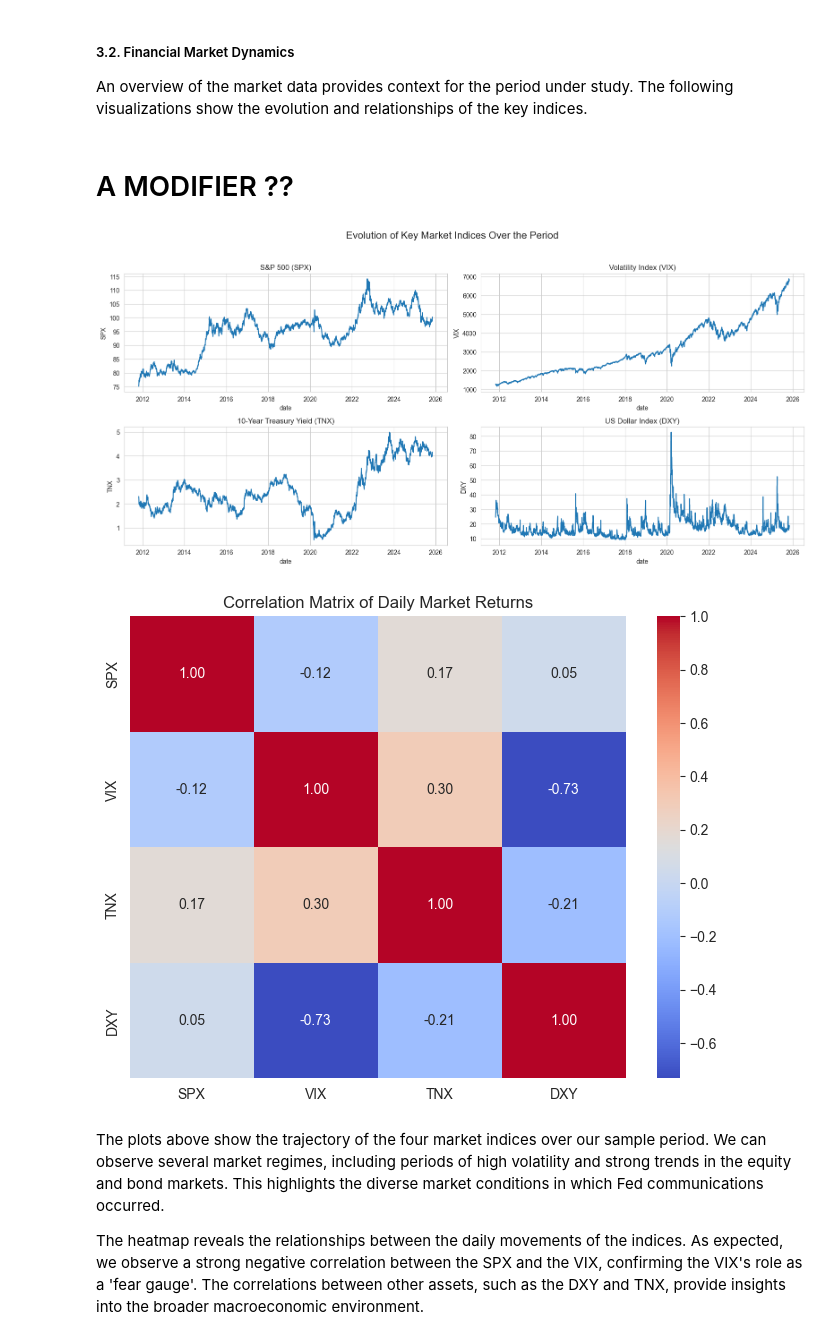
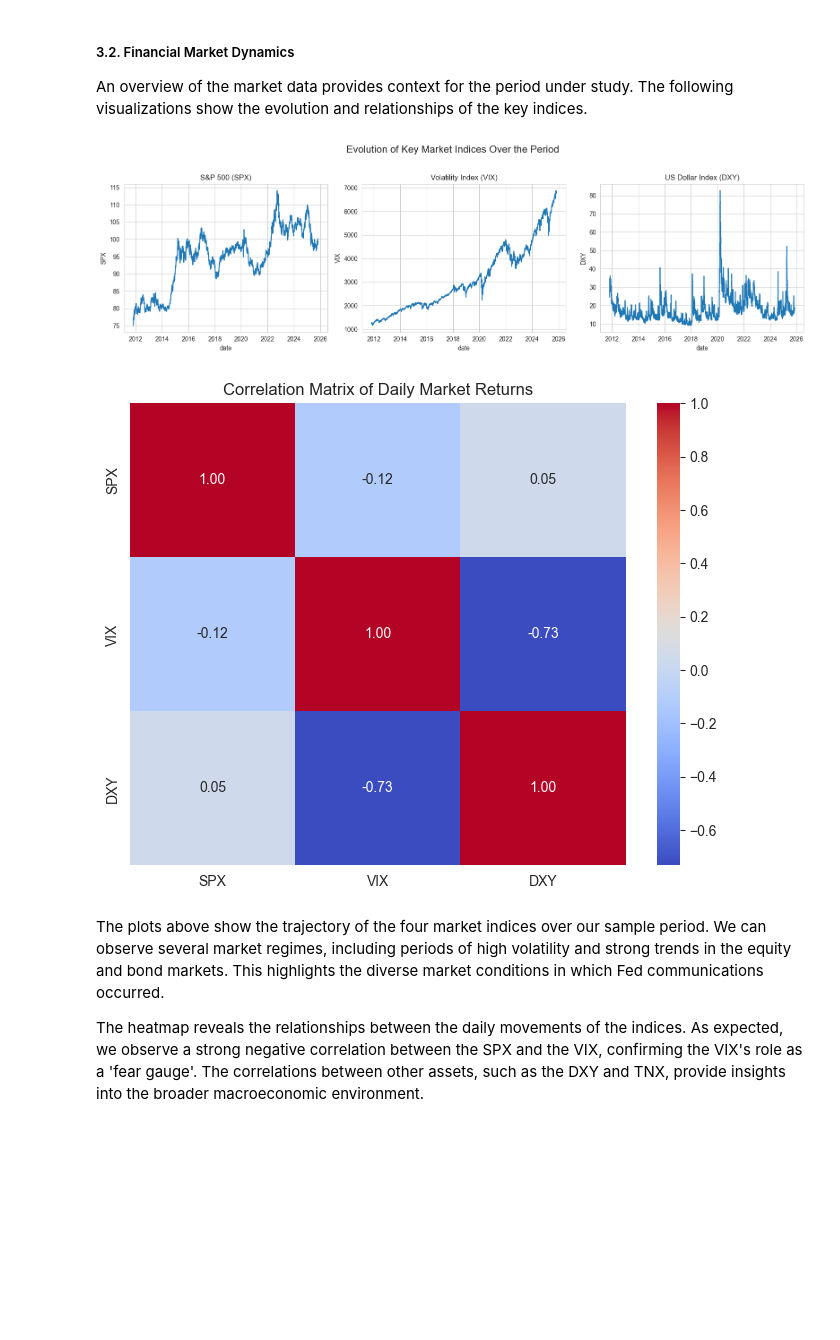
Before and after one commit to nonnen96/fed-communication-saturation, a Jupyter notebook: work_new_version .ipynb, the cells around one changed output. Saved outputs shown, nothing was run; the diff lists cells and outputs as text; code cells hidden in the pictures; blank space fills up the shorter version.

```diff
--- a/work_new_version .ipynb
+++ b/work_new_version .ipynb
@@ -614,7 +576,7 @@ Once the speech corpus is created, we download the corresponding daily market da
 The time period for this data is dynamically determined by the start and end dates of our scraped speeches corpus, ensuring chronological consistency and data availability for our entire sample.
 # %%
 # Define tickers
-tickers = {"SPX": "^GSPC", "VIX": "^VIX", "TNX": "^TNX", "DXY": "DX-Y.NYB"}
+tickers = {"SPX": "^GSPC", "VIX": "^VIX", "DXY": "DX-Y.NYB"}
 
 # Define the date range for market data based on the speeches' dates
 start_date = speeches["date"].min() - pd.Timedelta(days=7)
@@ -799,32 +760,30 @@ plt.show()
 ##### 3.2. Financial Market Dynamics
 
 An overview of the market data provides context for the period under study. The following visualizations show the evolution and relationships of the key indices.
-# %% [markdown]
-# A MODIFIER ??
 # %%
 # Plot the evolution of the market indices
-fig, axes = plt.subplots(2, 2, figsize=(16, 8))
+fig, axes = plt.subplots(1, 3, figsize=(16, 5))
 fig.suptitle('Evolution of Key Market Indices Over the Period', fontsize=16)
 
-sns.lineplot(ax=axes[0, 0], data=market_daily, x='date', y='SPX').set_title('S&P 500 (SPX)')
-sns.lineplot(ax=axes[0, 1], data=market_daily, x='date', y='VIX').set_title('Volatility Index (VIX)')
-sns.lineplot(ax=axes[1, 0], data=market_daily, x='date', y='TNX').set_title('10-Year Treasury Yield (TNX)')
-sns.lineplot(ax=axes[1, 1], data=market_daily, x='date', y='DXY').set_title('US Dollar Index (DXY)')
+sns.lineplot(ax=axes[0], data=market_daily, x='date', y='SPX').set_title('S&P 500 (SPX)')
+sns.lineplot(ax=axes[1], data=market_daily, x='date', y='VIX').set_title('Volatility Index (VIX)')
+sns.lineplot(ax=axes[2], data=market_daily, x='date', y='DXY').set_title('US Dollar Index (DXY)')
 
 plt.tight_layout(rect=[0, 0.03, 1, 0.95])
 plt.show()
+
 
 # Calculate daily returns for correlation analysis
 market_returns = market_daily[list(tickers.keys())].pct_change().dropna()
 
 # Plot a correlation matrix of the daily returns
 plt.figure(figsize=(8, 6))
 sns.heatmap(market_returns.corr(), annot=True, cmap='coolwarm', fmt=".2f")
 plt.title('Correlation Matrix of Daily Market Returns')
 plt.show()
 # %% [output]
-[figure, old version]
+[figure, new version]
-[figure, old version]
+[figure, new version]
 # %% [markdown]
 The plots above show the trajectory of the four market indices over our sample period. We can observe several market regimes, including periods of high volatility and strong trends in the equity and bond markets. This highlights the diverse market conditions in which Fed communications occurred.
 
```
Also changed, not shown: parts of 24 cells of this notebook.
